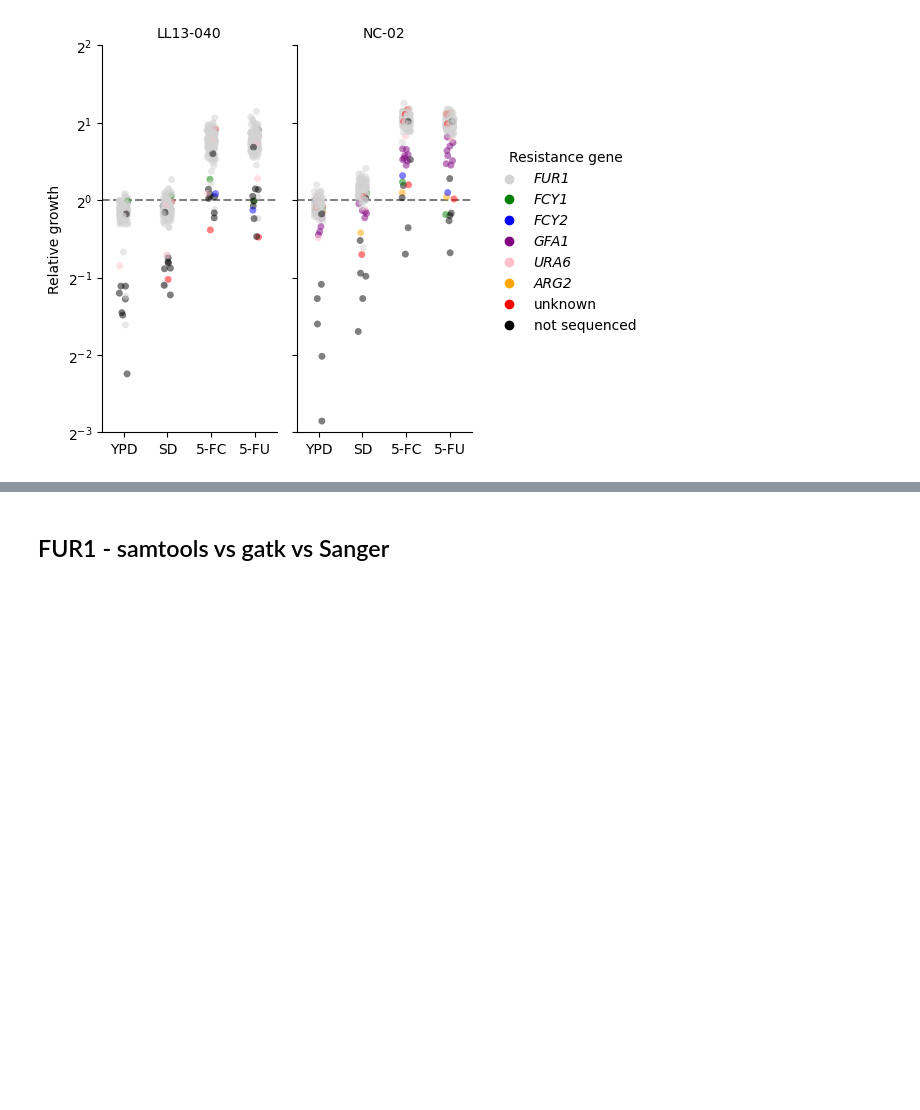
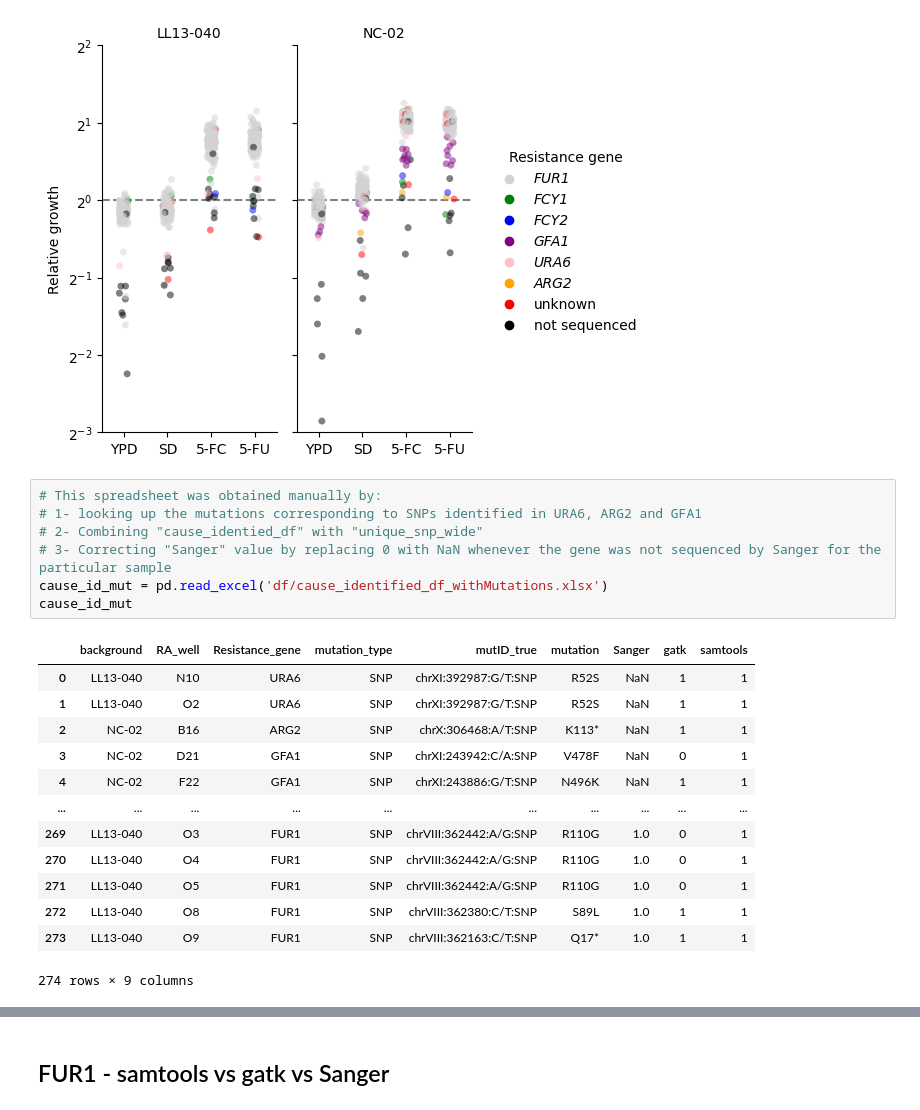
Before and after one commit to Landrylab/Durand_et_al_2023, a Jupyter notebook: FUR1_variants_v2.ipynb, the cells around one changed output, grey strips where cells are left out. Cells and saved outputs as stored; diff of their text form; blank space fills up the shorter version.

```diff
--- a/FUR1_variants_v2.ipynb
+++ b/FUR1_variants_v2.ipynb
@@ -1069,3 +1181,24 @@ plt.savefig(graph_outpath+'20230413_resistance_gene_relfit.png', format='png', d
 plt.savefig(graph_outpath+'20230413_resistance_gene_relfit.svg', format='svg', dpi=300)
 # %% [output]
 [figure]
+# %%
+# This spreadsheet was obtained manually by:
+# 1- looking up the mutations corresponding to SNPs identified in URA6, ARG2 and GFA1
+# 2- Combining "cause_identied_df" with "unique_snp_wide"
+# 3- Correcting "Sanger" value by replacing 0 with NaN whenever the gene was not sequenced by Sanger for the particular sample
+cause_id_mut = pd.read_excel('df/cause_identified_df_withMutations.xlsx')
+cause_id_mut
+# %% [output]
+|  | background | RA_well | Resistance_gene | mutation_type | mutID_true | mutation | Sanger | gatk | samtools |
+| 0 | LL13-040 | N10 | URA6 | SNP | chrXI:392987:G/T:SNP | R52S | NaN | 1 | 1 |
+| 1 | LL13-040 | O2 | URA6 | SNP | chrXI:392987:G/T:SNP | R52S | NaN | 1 | 1 |
+| 2 | NC-02 | B16 | ARG2 | SNP | chrX:306468:A/T:SNP | K113* | NaN | 1 | 1 |
+| 3 | NC-02 | D21 | GFA1 | SNP | chrXI:243942:C/A:SNP | V478F | NaN | 0 | 1 |
+| 4 | NC-02 | F22 | GFA1 | SNP | chrXI:243886:G/T:SNP | N496K | NaN | 1 | 1 |
+| ... | ... | ... | ... | ... | ... | ... | ... | ... | ... |
+| 269 | LL13-040 | O3 | FUR1 | SNP | chrVIII:362442:A/G:SNP | R110G | 1.0 | 0 | 1 |
+| 270 | LL13-040 | O4 | FUR1 | SNP | chrVIII:362442:A/G:SNP | R110G | 1.0 | 0 | 1 |
+| 271 | LL13-040 | O5 | FUR1 | SNP | chrVIII:362442:A/G:SNP | R110G | 1.0 | 0 | 1 |
+| 272 | LL13-040 | O8 | FUR1 | SNP | chrVIII:362380:C/T:SNP | S89L | 1.0 | 1 | 1 |
+| 273 | LL13-040 | O9 | FUR1 | SNP | chrVIII:362163:C/T:SNP | Q17* | 1.0 | 1 | 1 |
+274 rows × 9 columns
```
Also changed, not shown: parts of 42 cells of this notebook, 39 other files.
